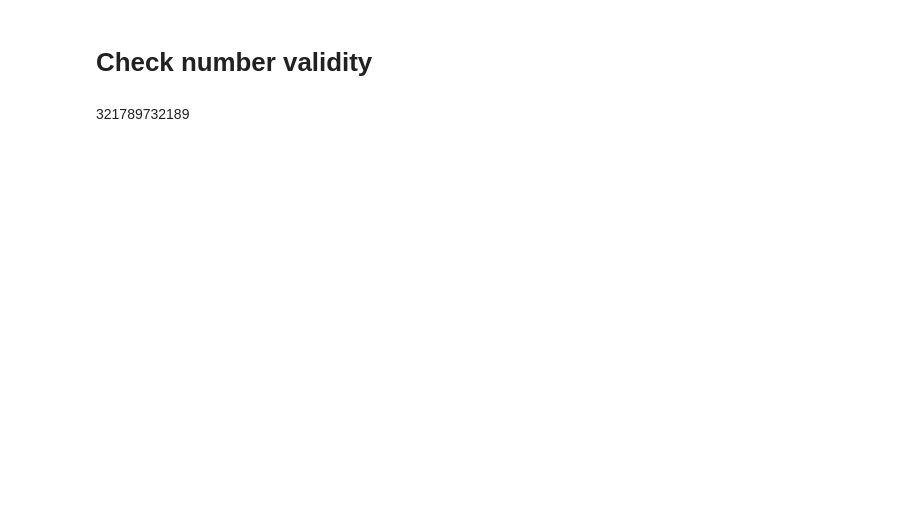
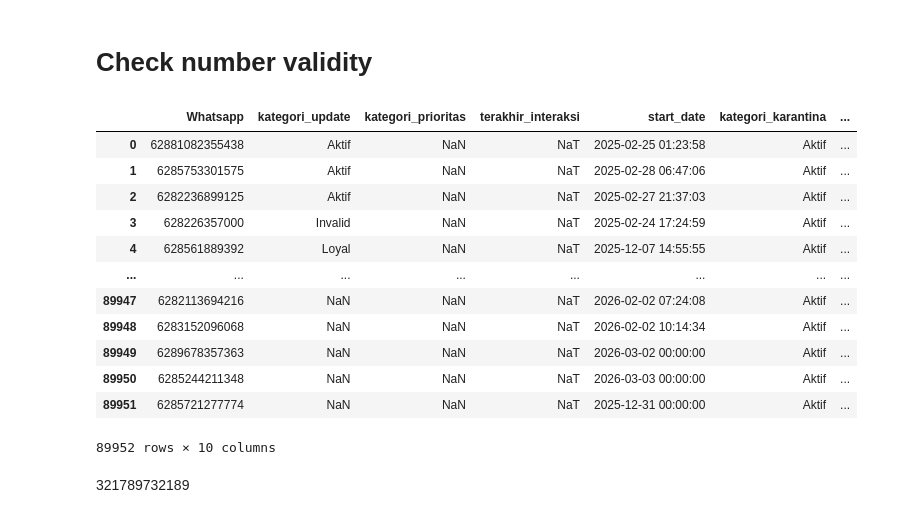
Before and after one commit to frqwuzhere/data_processing_with_python, a Jupyter notebook: untuk_cs/Tracking_Data/tracking copy.ipynb, the cells around one changed output. Cells and saved outputs as stored; diff of their text form; code cells hidden in the pictures; blank space fills up the shorter version.

```diff
--- a/untuk_cs/Tracking_Data/tracking copy.ipynb
+++ b/untuk_cs/Tracking_Data/tracking copy.ipynb
@@ -1040,6 +1097,22 @@ data_with_validity['Whatsapp'] = data_with_validity['Whatsapp'].astype(int)
 
 # merge to get a number validity
 df_tracking_valid = data_with_rekapan_updated.merge(data_with_validity, how="left", on="Whatsapp")
+# %%
+category_update
+# %% [output]
+|  | Whatsapp | kategori_update | kategori_prioritas | terakhir_interaksi | start_date | kategori_karantina | ... |
+| 0 | 62881082355438 | Aktif | NaN | NaT | 2025-02-25 01:23:58 | Aktif | ... |
+| 1 | 6285753301575 | Aktif | NaN | NaT | 2025-02-28 06:47:06 | Aktif | ... |
+| 2 | 6282236899125 | Aktif | NaN | NaT | 2025-02-27 21:37:03 | Aktif | ... |
+| 3 | 628226357000 | Invalid | NaN | NaT | 2025-02-24 17:24:59 | Aktif | ... |
+| 4 | 628561889392 | Loyal | NaN | NaT | 2025-12-07 14:55:55 | Aktif | ... |
+| ... | ... | ... | ... | ... | ... | ... | ... |
+| 89947 | 6282113694216 | NaN | NaN | NaT | 2026-02-02 07:24:08 | Aktif | ... |
+| 89948 | 6283152096068 | NaN | NaN | NaT | 2026-02-02 10:14:34 | Aktif | ... |
+| 89949 | 6289678357363 | NaN | NaN | NaT | 2026-03-02 00:00:00 | Aktif | ... |
+| 89950 | 6285244211348 | NaN | NaN | NaT | 2026-03-03 00:00:00 | Aktif | ... |
+| 89951 | 6285721277774 | NaN | NaN | NaT | 2025-12-31 00:00:00 | Aktif | ... |
+89952 rows × 10 columns
 # %%
 df_tracking_valid = df_tracking_valid[['Whatsapp', 'Donatur', 'Bulan', 'Tahun', 'Januari_Program', 'Januari_Donasi',
        'Januari_Tanggal', 'Januari_Day', 'Januari_Time', 'Januari_Payment',
```
Also changed, not shown: parts of 37 cells of this notebook, 45 other files.
